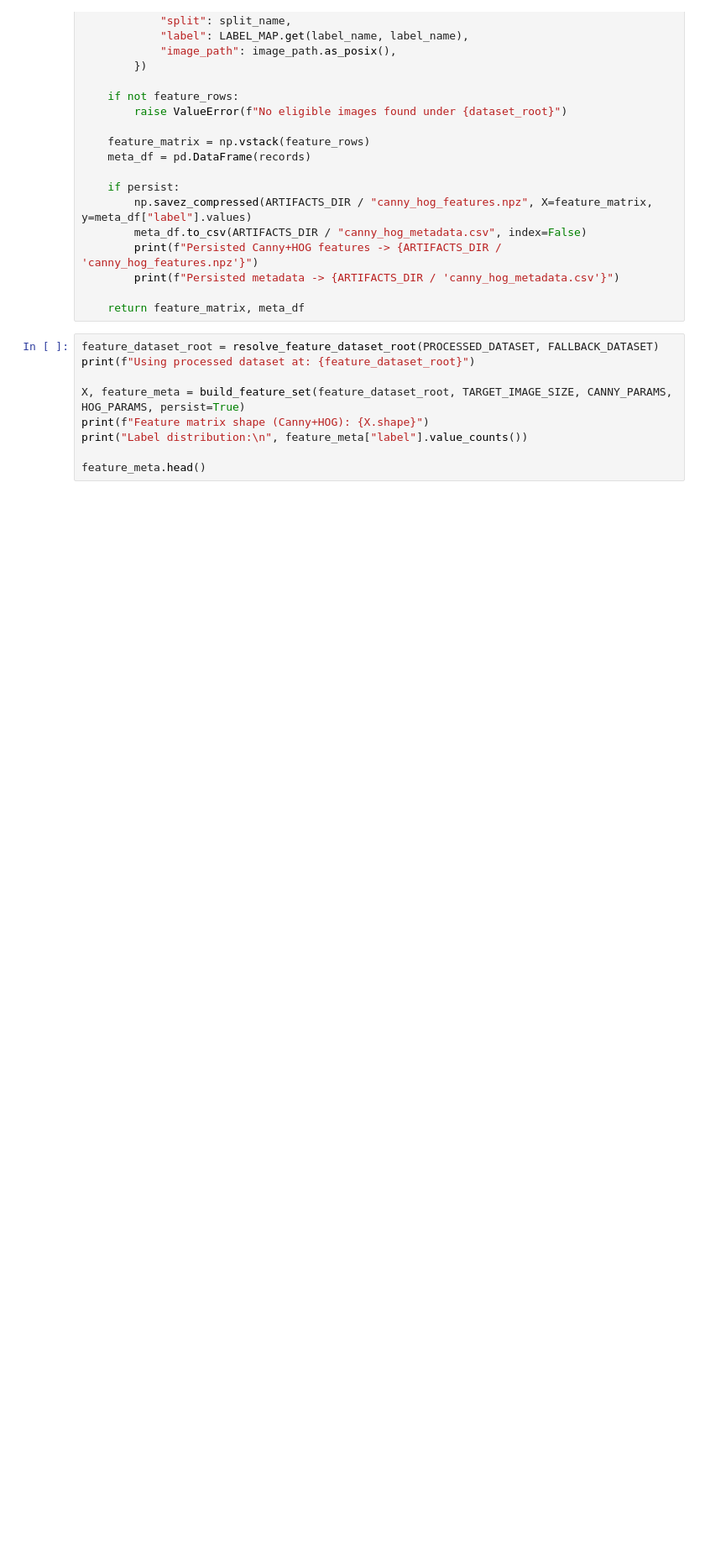
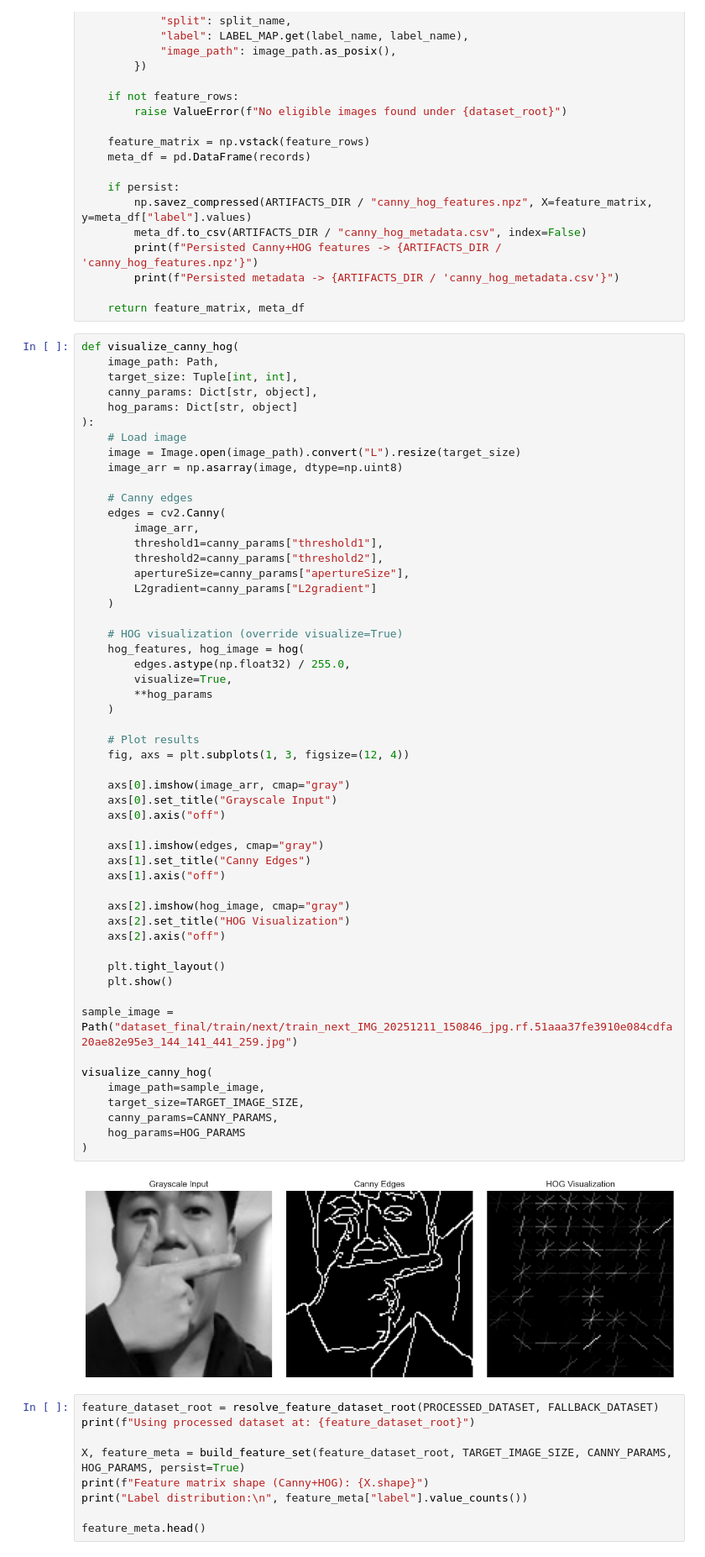
Before and after one commit to Blebbyblub/HandGesturePresentationController, a Jupyter notebook: new_imageClassify_V3(Raenault).ipynb, the cells around one changed output. Shown at 84% size. Cells and saved outputs as stored; diff of their text form; blank space fills up the shorter version.

```diff
--- a/new_imageClassify_V3(Raenault).ipynb
+++ b/new_imageClassify_V3(Raenault).ipynb
@@ -319,6 +319,61 @@ def build_feature_set(
         print(f"Persisted metadata -> {ARTIFACTS_DIR / 'canny_hog_metadata.csv'}")
 
     return feature_matrix, meta_df
+# %%
+def visualize_canny_hog(
+    image_path: Path,
+    target_size: Tuple[int, int],
+    canny_params: Dict[str, object],
+    hog_params: Dict[str, object]
+):
+    # Load image
+    image = Image.open(image_path).convert("L").resize(target_size)
+    image_arr = np.asarray(image, dtype=np.uint8)
+
+    # Canny edges
+    edges = cv2.Canny(
+        image_arr,
+        threshold1=canny_params["threshold1"],
+        threshold2=canny_params["threshold2"],
+        apertureSize=canny_params["apertureSize"],
+        L2gradient=canny_params["L2gradient"]
+    )
+
+    # HOG visualization (override visualize=True)
+    hog_features, hog_image = hog(
+        edges.astype(np.float32) / 255.0,
+        visualize=True,
+        **hog_params
+    )
+
+    # Plot results
+    fig, axs = plt.subplots(1, 3, figsize=(12, 4))
+
+    axs[0].imshow(image_arr, cmap="gray")
+    axs[0].set_title("Grayscale Input")
+    axs[0].axis("off")
+
+    axs[1].imshow(edges, cmap="gray")
+    axs[1].set_title("Canny Edges")
+    axs[1].axis("off")
+
+    axs[2].imshow(hog_image, cmap="gray")
+    axs[2].set_title("HOG Visualization")
+    axs[2].axis("off")
+
+    plt.tight_layout()
+    plt.show()
+
+sample_image = Path("dataset_final/train/next/train_next_IMG_20251211_150846_jpg.rf.51aaa37fe3910e084cdfa20ae82e95e3_144_141_441_259.jpg")
+
+visualize_canny_hog(
+    image_path=sample_image,
+    target_size=TARGET_IMAGE_SIZE,
+    canny_params=CANNY_PARAMS,
+    hog_params=HOG_PARAMS
+)
+# %% [output]
+[figure, added]
 # %%
 feature_dataset_root = resolve_feature_dataset_root(PROCESSED_DATASET, FALLBACK_DATASET)
 print(f"Using processed dataset at: {feature_dataset_root}")
```
Also changed, not shown: 6 other files.
